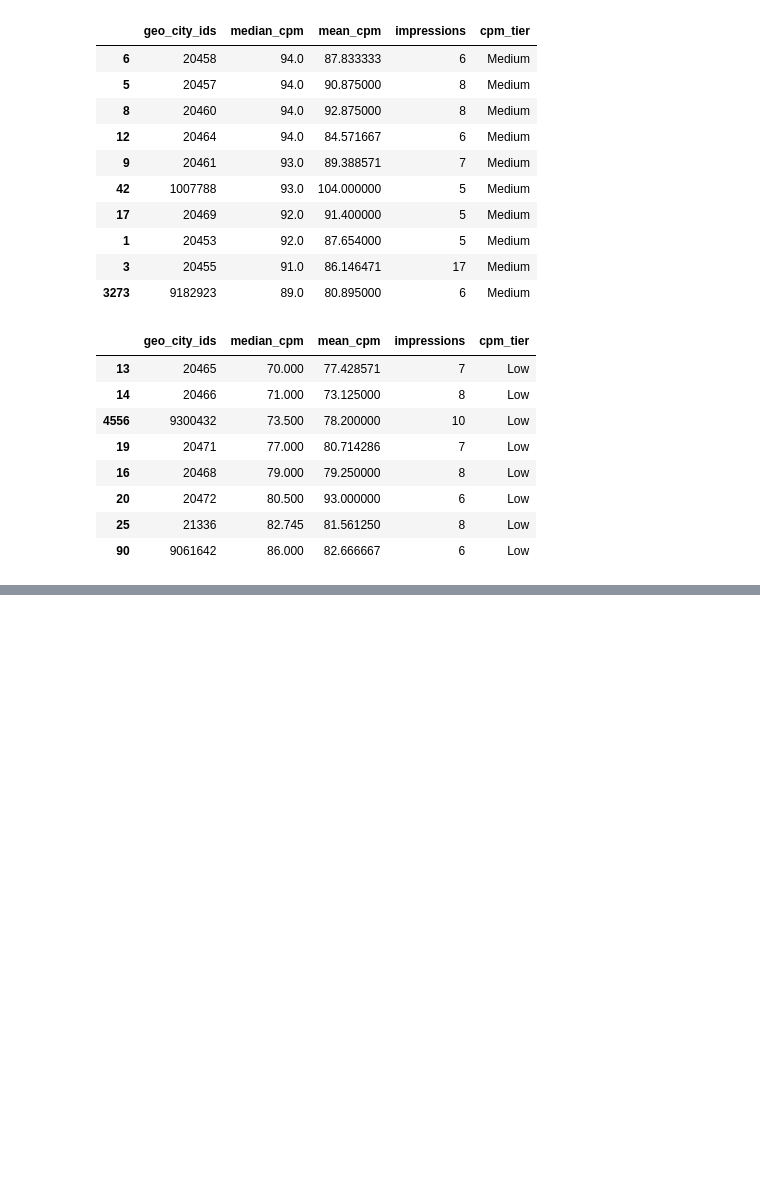
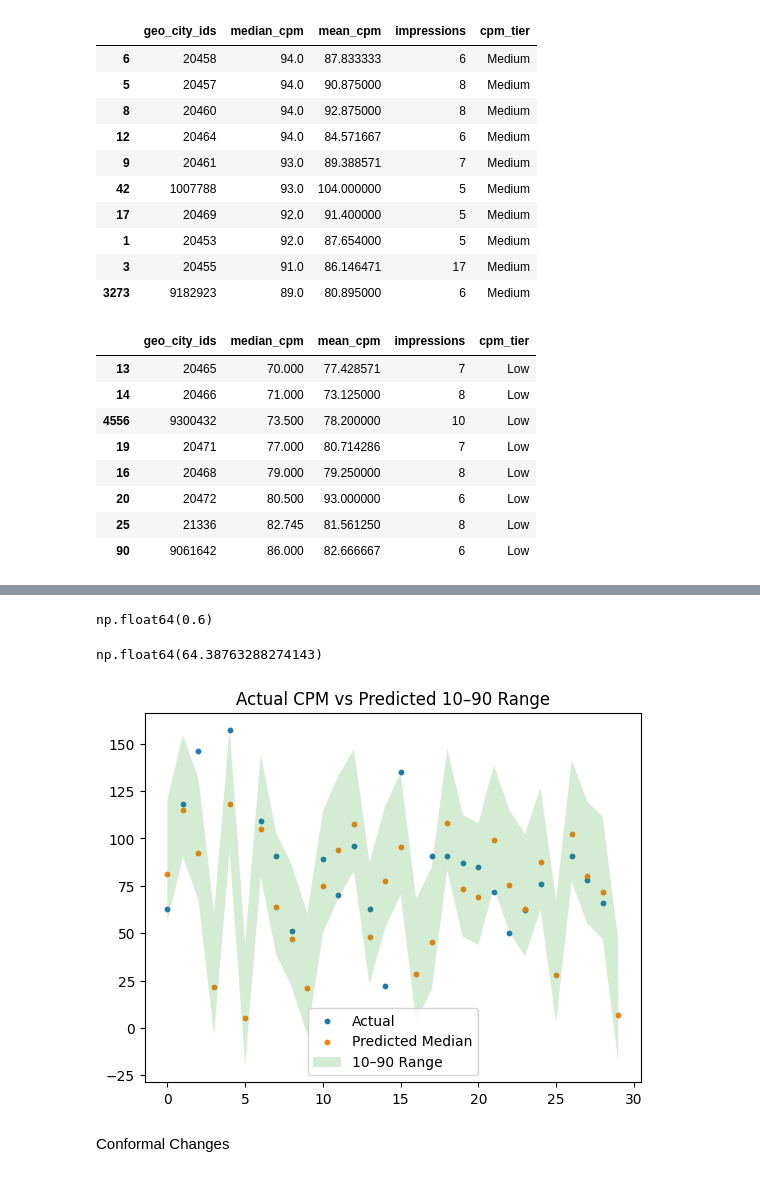
Before and after one commit to AdwitBarun/cpm-predictor, a Jupyter notebook: analysis.ipynb, the cells around one changed output, grey strips where cells are left out. Cells and saved outputs as stored; diff of their text form; code cells hidden in the pictures; blank space fills up the shorter version.

```diff
--- a/analysis.ipynb
+++ b/analysis.ipynb
@@ -1122,5 +1119,3 @@ city_cpm_stats = (
     )
     .reset_index()
 )
-# %%
-city_cpm_stats = city_cpm_stats[city_cpm_stats["impressions"] >= 5]
@@ -1273,0 +1418,15 @@ NameError: name 'city_id_to_name' is not defined
+# %%
+val_preds = pd.DataFrame({
+    "cpm_p10": model_p10.predict(X_val),
+    "cpm_p50": model_p50.predict(X_val),
+    "cpm_p90": model_p90.predict(X_val),
+    "actual_cpm": y_val.values
+})
+# %%
+residuals = val_preds["actual_cpm"].values - val_preds["cpm_p50"].values
+
+lower_adj = np.percentile(residuals, 10)
+upper_adj = np.percentile(residuals, 90)
+
+val_preds["cpm_p10_cal"] = val_preds["cpm_p50"] + lower_adj
+val_preds["cpm_p90_cal"] = val_preds["cpm_p50"] + upper_adj
@@ -1273,0 +1477,44 @@ NameError: name 'city_id_to_name' is not defined
+# %%
+coverage = (
+    (val_preds["actual_cpm"] >= val_preds["cpm_p10_cal"]) &
+    (val_preds["actual_cpm"] <= val_preds["cpm_p90_cal"])
+).mean()
+
+coverage
+# %% [output]
+np.float64(0.6)
+# %%
+val_preds["band_width"] = val_preds["cpm_p90_cal"] - val_preds["cpm_p10_cal"]
+val_preds["band_width"].mean()
+# %% [output]
+np.float64(64.38763288274143)
+# %%
+import matplotlib.pyplot as plt
+
+plt.figure()
+plt.scatter(
+    range(len(val_preds)),
+    val_preds["actual_cpm"],
+    label="Actual",
+    s=10
+)
+plt.scatter(
+    range(len(val_preds)),
+    val_preds["cpm_p50"],
+    label="Predicted Median",
+    s=10
+)
+plt.fill_between(
+    range(len(val_preds)),
+    val_preds["cpm_p10_cal"],
+val_preds["cpm_p90_cal"],
+    alpha=0.2,
+    label="10–90 Range"
+)
+plt.legend()
+plt.title("Actual CPM vs Predicted 10–90 Range")
+plt.show()
+# %% [output]
+[figure, added]
+# %% [markdown]
+Conformal Changes
```
Also changed, not shown: parts of 34 cells of this notebook, 1 other file.
